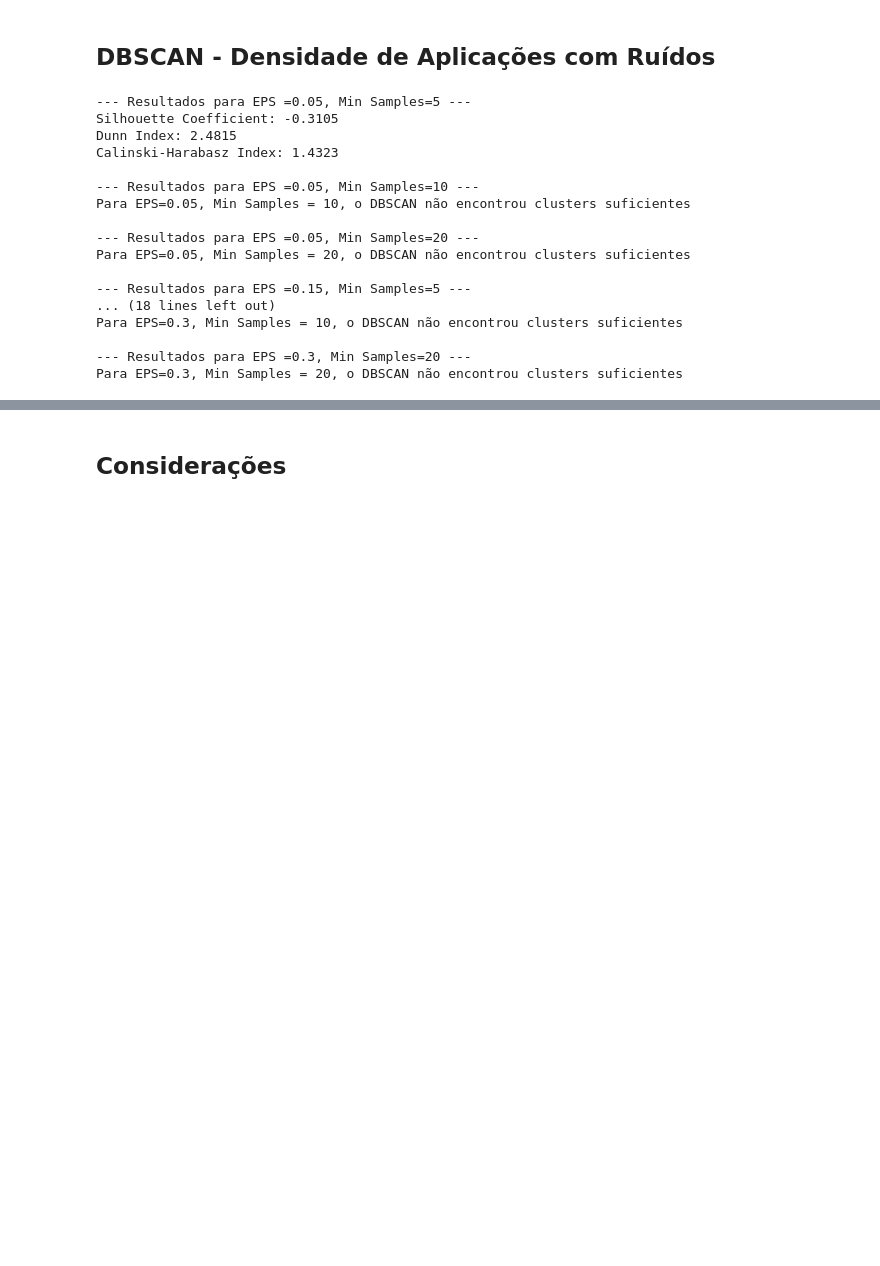
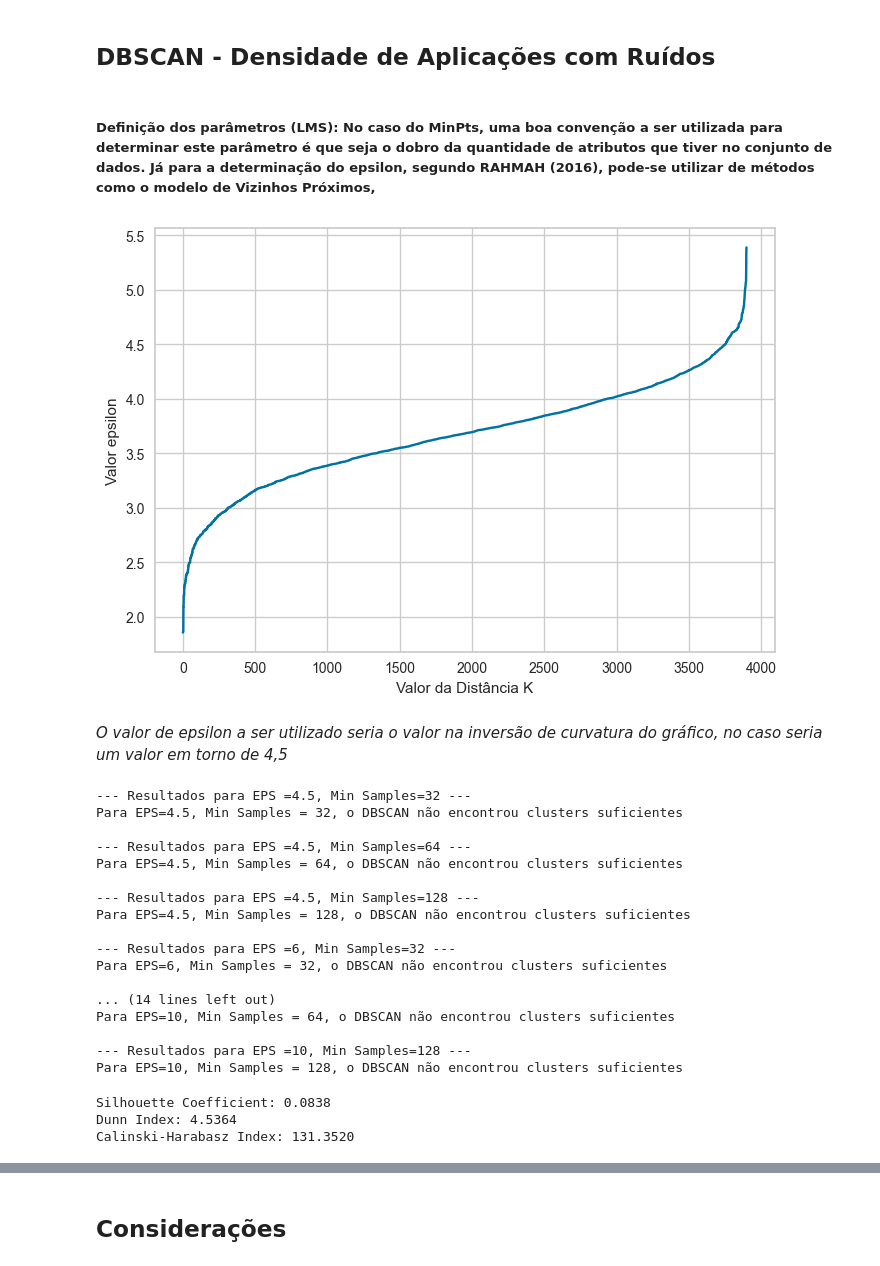
Before and after one commit to maurodomingues/Projeto_MachineLearningII, a Jupyter notebook: ML_nao_sup_1.ipynb, the cells around one changed output, grey strips where cells are left out. Cells and saved outputs as stored; diff of their text form; code cells hidden in the pictures; blank space fills up the shorter version.

```diff
--- a/ML_nao_sup_1.ipynb
+++ b/ML_nao_sup_1.ipynb
@@ -430,3 +428,38 @@ X_normalizado = Normalizer(norm='l1').fit_transform(X)
+# %% [markdown]
+##### Definição dos parâmetros (LMS): No caso do MinPts, uma boa convenção a ser utilizada para determinar este parâmetro é que seja o dobro da quantidade de atributos que tiver no conjunto de dados. Já para a determinação do epsilon, segundo RAHMAH (2016), pode-se utilizar de métodos como o modelo de Vizinhos Próximos,
+# %%
+# Carrega as funções necessárias
+from sklearn.neighbors import NearestNeighbors
+import matplotlib.pyplot as plt
+import numpy as np
+
+# Instancia o modelo com o número de vizinhos igual ao MinPts = o dobro do numero de features
+neighbors = NearestNeighbors(n_neighbors = 32)
+
+# Treina o modelo
+neighbors_fit = neighbors.fit(X)
+
+# Devolve os valores de distância e índices
+distances, indices = neighbors_fit.kneighbors(X)
+
+# Ordena as distâncias
+distances = np.sort(distances, axis = 0)
+
+# Cria o gráfico
+plt.plot(distances[:, 1])
+
+# Cria o nome do eixo X
+plt.xlabel("Valor da Distância K")
+
+# Cria o nome do eixo X
+plt.ylabel("Valor epsilon")
+
+# Mostra o gráfico
+plt.show()
+# %% [output]
+[figure, added]
+# %% [markdown]
+*O valor de epsilon a ser utilizado seria o valor na inversão de curvatura do gráfico, no caso seria um valor em torno de 4,5*
 # %%
 #Função para Aplicar o DBSCAN
 def apply_dbscan(X, eps, min_samples):
@@ -447,35 +480,44 @@ def apply_dbscan(X, eps, min_samples):
 # %%
 # Testes com diferentes valores de eps e min_samples
 
-eps_values = [0.05, 0.15, 0.30]
-min_samples_values = [5,10,20]
+eps_values = [4.5, 6, 10] # parte de 4.5, valor da inversão da curva calculada
+min_samples_values = [32,64,128] # parte de 32 minpts para gerar metodo de vizinhos próximos
 
 for eps in eps_values:
     for min_samples in min_samples_values:
         print(f'\n--- Resultados para EPS ={eps}, Min Samples={min_samples} ---')
-        silhouette, dunn_index, calinski_harabasz_index, y_pred = apply_dbscan(X_normalizado, eps, min_samples)
+        silhouette, dunn_index, calinski_harabasz_index, y_pred = apply_dbscan(X, eps, min_samples)
         if silhouette is not None:
             print(f'Silhouette Coefficient: {silhouette:.4f}')
             print(f'Dunn Index: {dunn_index:.4f}')
             print(f'Calinski-Harabasz Index: {calinski_harabasz_index:.4f}')
 # %% [output]
---- Resultados para EPS =0.05, Min Samples=5 ---
-Silhouette Coefficient: -0.3105
-Dunn Index: 2.4815
-Calinski-Harabasz Index: 1.4323
+--- Resultados para EPS =4.5, Min Samples=32 ---
+Para EPS=4.5, Min Samples = 32, o DBSCAN não encontrou clusters suficientes
 
---- Resultados para EPS =0.05, Min Samples=10 ---
-Para EPS=0.05, Min Samples = 10, o DBSCAN não encontrou clusters suficientes
+--- Resultados para EPS =4.5, Min Samples=64 ---
+Para EPS=4.5, Min Samples = 64, o DBSCAN não encontrou clusters suficientes
 
---- Resultados para EPS =0.05, Min Samples=20 ---
-Para EPS=0.05, Min Samples = 20, o DBSCAN não encontrou clusters suficientes
+--- Resultados para EPS =4.5, Min Samples=128 ---
+Para EPS=4.5, Min Samples = 128, o DBSCAN não encontrou clusters suficientes
 
---- Resultados para EPS =0.15, Min Samples=5 ---
-... (18 lines left out)
-Para EPS=0.3, Min Samples = 10, o DBSCAN não encontrou clusters suficientes
+--- Resultados para EPS =6, Min Samples=32 ---
+Para EPS=6, Min Samples = 32, o DBSCAN não encontrou clusters suficientes
 
---- Resultados para EPS =0.3, Min Samples=20 ---
-Para EPS=0.3, Min Samples = 20, o DBSCAN não encontrou clusters suficientes
+... (14 lines left out)
+Para EPS=10, Min Samples = 64, o DBSCAN não encontrou clusters suficientes
+
+--- Resultados para EPS =10, Min Samples=128 ---
+Para EPS=10, Min Samples = 128, o DBSCAN não encontrou clusters suficientes
+# %%
+silhouette, dunn_index, calinski_harabasz_index, y_pred = apply_dbscan(X, 6, 128)
+print(f'Silhouette Coefficient: {silhouette:.4f}')
+print(f'Dunn Index: {dunn_index:.4f}')
+print(f'Calinski-Harabasz Index: {calinski_harabasz_index:.4f}')
+# %% [output]
+Silhouette Coefficient: 0.0838
+Dunn Index: 4.5364
+Calinski-Harabasz Index: 131.3520
 # %%
 valores_unicos = np.unique(y_pred)
 valores_unicos
```
Also changed, not shown: parts of 7 cells of this notebook.
